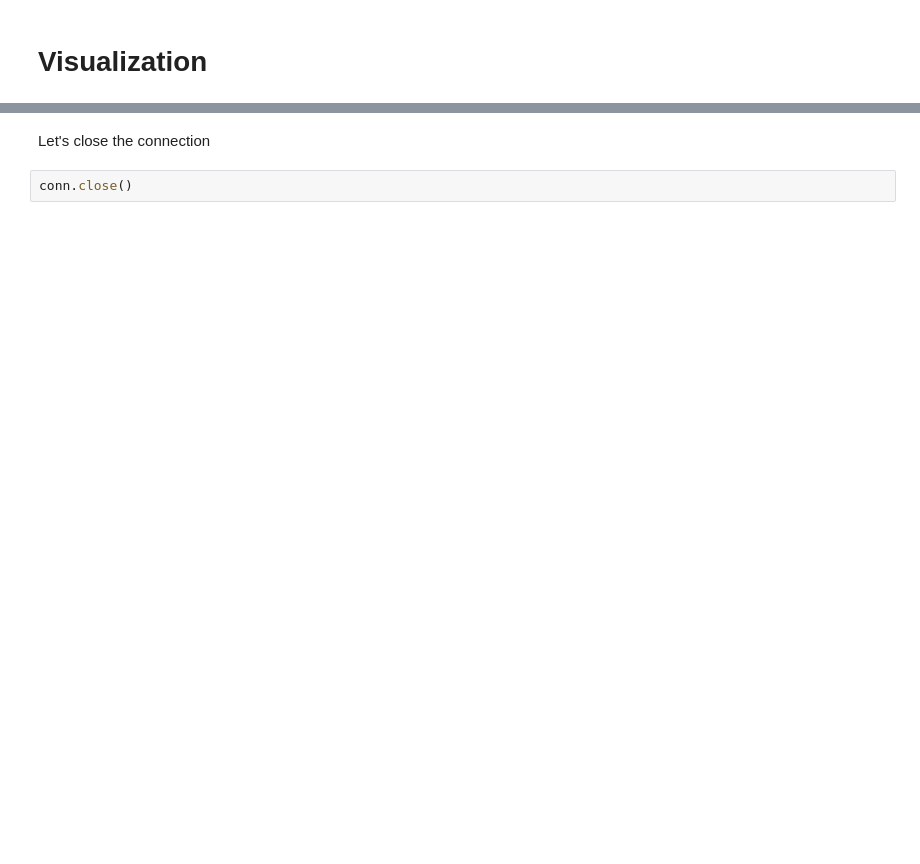
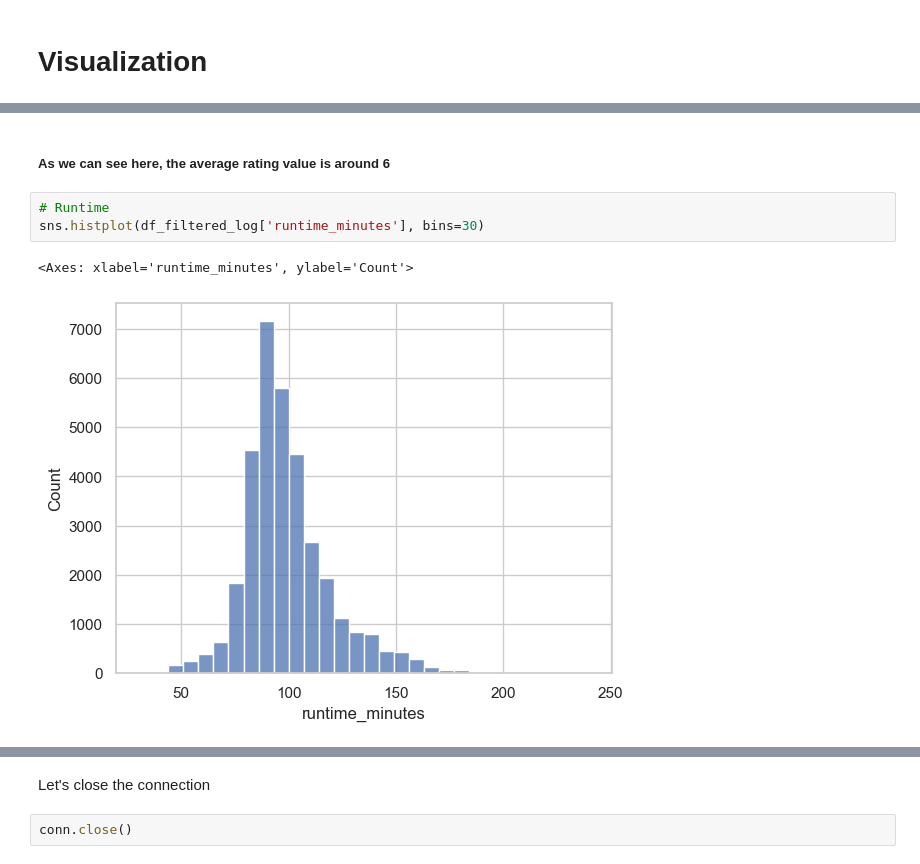
Before and after one commit to libertron/DS-Phase-2-Project, a Jupyter notebook: Main.ipynb, the cells around one changed output, grey strips where cells are left out. Drawn from its saved outputs; the diff is of its cells as text; blank space fills up the shorter version.

```diff
--- a/Main.ipynb
+++ b/Main.ipynb
@@ -132,0 +325,8 @@ Franchise Impact: Sequels and franchise films typically outperform standalone fi
+# %% [markdown]
+##### As we can see here, the average rating value is around 6
+# %%
+# Runtime
+sns.histplot(df_filtered_log['runtime_minutes'], bins=30)
+# %% [output]
+<Axes: xlabel='runtime_minutes', ylabel='Count'>
+[figure, added]
```
Also changed, not shown: parts of 52 cells of this notebook.
